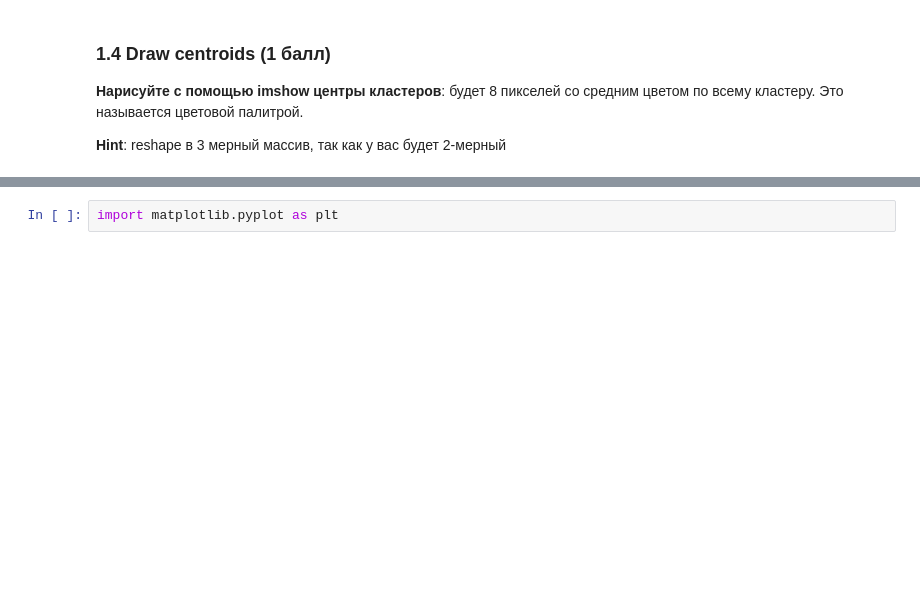
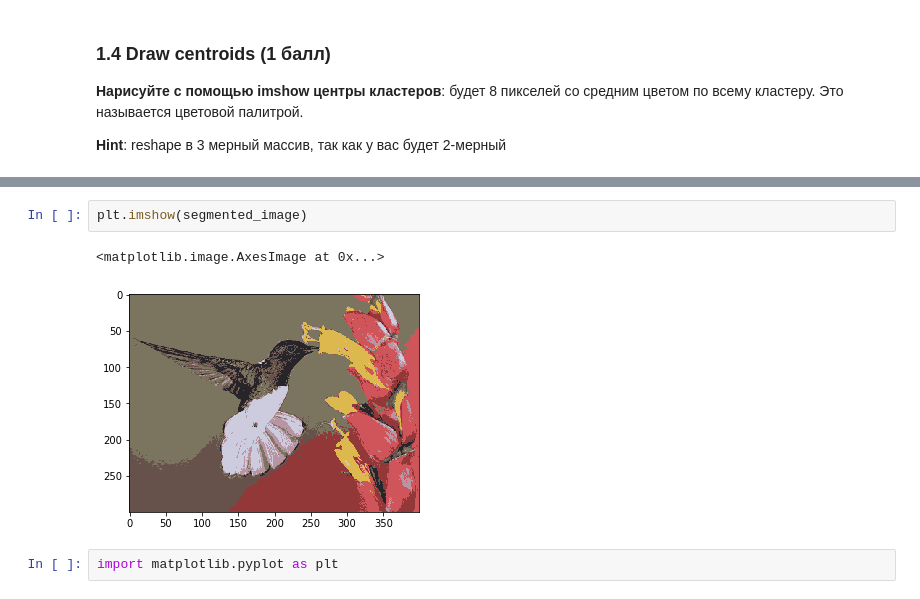
Before and after one commit to D7nis/Course-ML-Classic, a Jupyter notebook: Practice/2. Кластеризация. Kmeans/02-01-clustering_DDA.ipynb, the cells around one changed output, grey strips where cells are left out. Cells and saved outputs as stored; diff of their text form; blank space fills up the shorter version.

```diff
--- a/Practice/2. Кластеризация. Kmeans/02-01-clustering_DDA.ipynb
+++ b/Practice/2. Кластеризация. Kmeans/02-01-clustering_DDA.ipynb
@@ -164,3 +183,8 @@ KMeans(algorithm='auto', copy_x=True, init='k-means++', max_iter=300,
+# %%
+plt.imshow(segmented_image)
+# %% [output]
+<matplotlib.image.AxesImage at 0x...>
+[figure, added]
 # %%
 import matplotlib.pyplot as plt
 # %%
```
Also changed, not shown: parts of 10 cells of this notebook.
